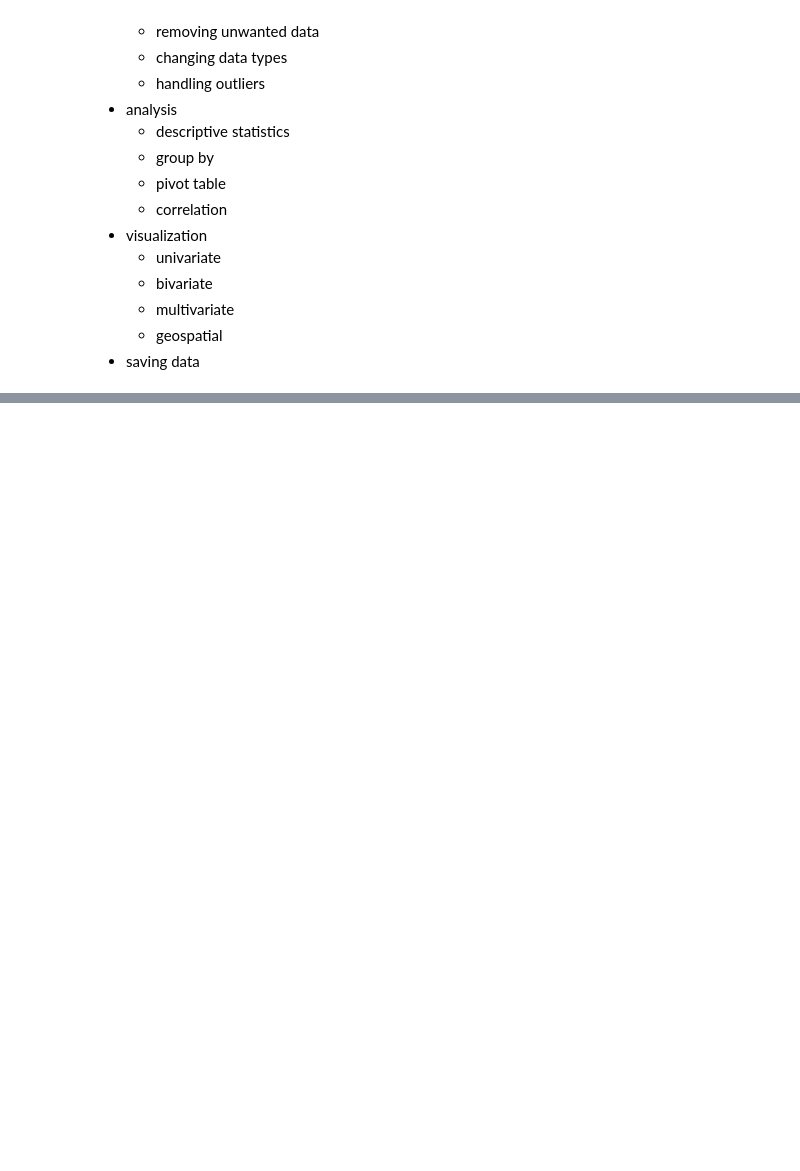
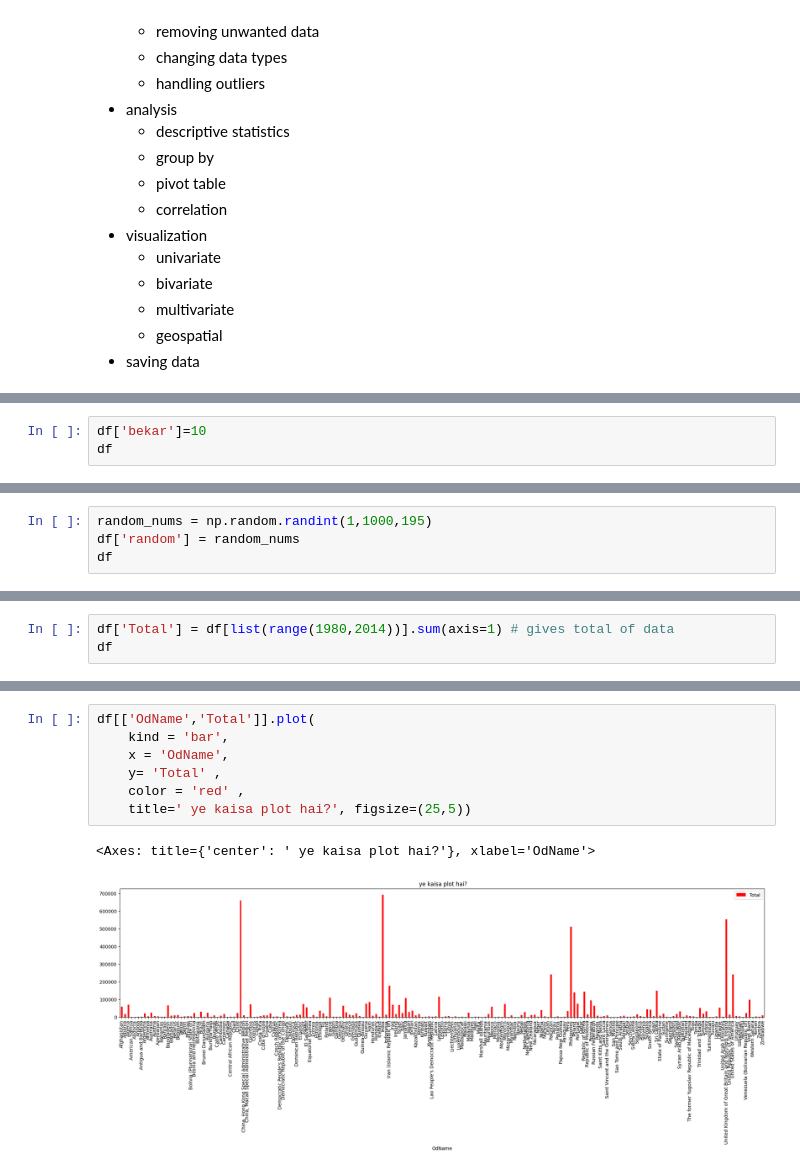
Before and after one commit to iamaanraza/pythonDS, a Jupyter notebook: pandas_basics/analysis.ipynb, the cells around one changed output, grey strips where cells are left out. Saved outputs shown, nothing was run; the diff lists cells and outputs as text; blank space fills up the shorter version.

```diff
--- a/pandas_basics/analysis.ipynb
+++ b/pandas_basics/analysis.ipynb
@@ -94,0 +368,3 @@ df4 # to create your excel file and to upload in vscode through it.
+# %%
+df['bekar']=10
+df
@@ -94,0 +385,4 @@ df4 # to create your excel file and to upload in vscode through it.
+# %%
+random_nums = np.random.randint(1,1000,195)
+df['random'] = random_nums
+df
@@ -94,0 +403,3 @@ df4 # to create your excel file and to upload in vscode through it.
+# %%
+df['Total'] = df[list(range(1980,2014))].sum(axis=1) # gives total of data
+df
@@ -94,0 +436,10 @@ df4 # to create your excel file and to upload in vscode through it.
+# %%
+df[['OdName','Total']].plot(
+    kind = 'bar',
+    x = 'OdName',
+    y= 'Total' ,
+    color = 'red' ,
+    title=' ye kaisa plot hai?', figsize=(25,5))
+# %% [output]
+<Axes: title={'center': ' ye kaisa plot hai?'}, xlabel='OdName'>
+[figure, added]
```
Also changed, not shown: parts of 27 cells of this notebook.
